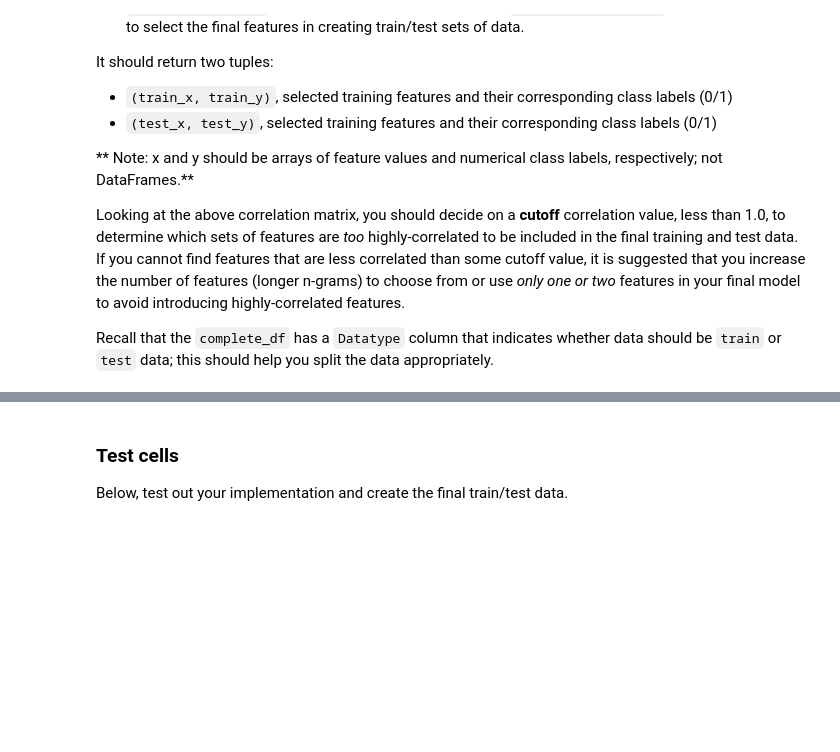
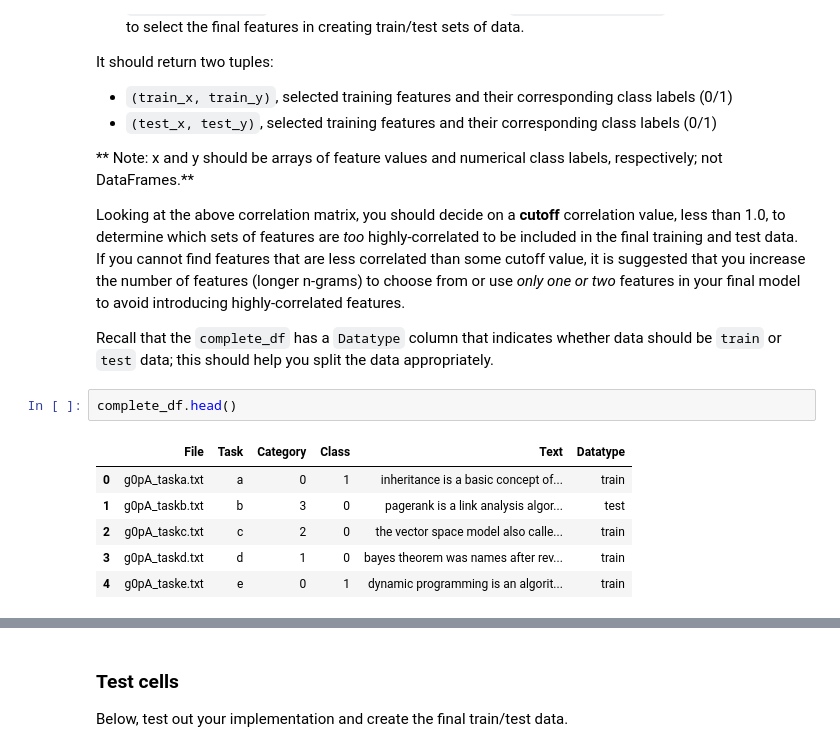
Before and after one commit to Punchyou/plagiarism_detection, a Jupyter notebook: 2_Plagiarism_Feature_Engineering.ipynb, the cells around one changed output, grey strips where cells are left out. Saved outputs shown, nothing was run; the diff lists cells and outputs as text; blank space fills up the shorter version.

```diff
--- a/2_Plagiarism_Feature_Engineering.ipynb
+++ b/2_Plagiarism_Feature_Engineering.ipynb
@@ -757,3 +786,12 @@ It should return two tuples:
 Looking at the above correlation matrix, you should decide on a **cutoff** correlation value, less than 1.0, to determine which sets of features are *too* highly-correlated to be included in the final training and test data. If you cannot find features that are less correlated than some cutoff value, it is suggested that you increase the number of features (longer n-grams) to choose from or use *only one or two* features in your final model to avoid introducing highly-correlated features.
 
 Recall that the `complete_df` has a `Datatype` column that indicates whether data should be `train` or `test` data; this should help you split the data appropriately.
+# %%
+complete_df.head()
+# %% [output]
+|  | File | Task | Category | Class | Text | Datatype |
+| 0 | g0pA_taska.txt | a | 0 | 1 | inheritance is a basic concept of... | train |
+| 1 | g0pA_taskb.txt | b | 3 | 0 | pagerank is a link analysis algor... | test |
+| 2 | g0pA_taskc.txt | c | 2 | 0 | the vector space model also calle... | train |
+| 3 | g0pA_taskd.txt | d | 1 | 0 | bayes theorem was names after rev... | train |
+| 4 | g0pA_taske.txt | e | 0 | 1 | dynamic programming is an algorit... | train |
```
Also changed, not shown: parts of 18 cells of this notebook.
